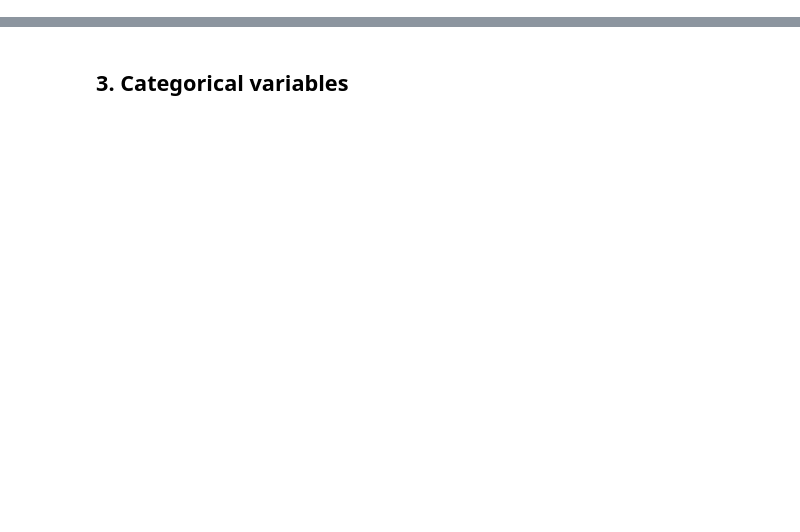
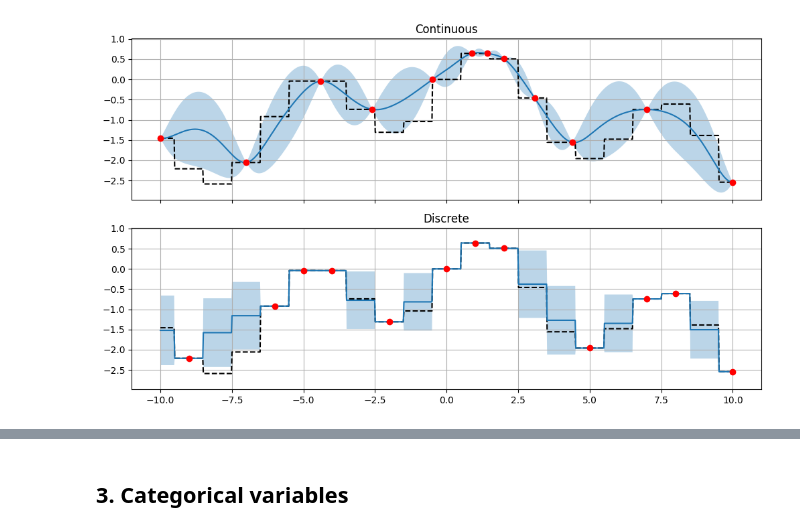
Before and after one commit to bayesian-optimization/BayesianOptimization, a Jupyter notebook: examples/parameter_types.ipynb, the cells around one changed output, grey strips where cells are left out. Drawn from its saved outputs; the diff is of its cells as text; code cells hidden in the pictures; blank space fills up the shorter version.

```diff
--- a/examples/parameter_types.ipynb
+++ b/examples/parameter_types.ipynb
@@ -4,0 +5,37 @@ from bayes_opt import BayesianOptimization, BayesParameter
+# %%
+def target_function_1d(x):
+    return np.sin(np.round(x)) - np.abs(np.round(x) / 5)
+
+c_pbounds = {'x': (-10, 10)}
+bo_cont = BayesianOptimization(target_function_1d, c_pbounds, verbose=0)
+
+d_pbounds = {'x': (-10, 10, int)}
+bo_disc = BayesianOptimization(target_function_1d, d_pbounds, verbose=0)
+
+fig, axs = plt.subplots(2, 1, figsize=(10, 6), sharex=True, sharey=True)
+
+bo_cont.maximize(init_points=2, n_iter=10)
+bo_cont.acquisition_function._fit_gp(bo_cont._gp, bo_cont.space)
+
+y_mean, y_std = bo_cont._gp.predict(np.linspace(-10, 10, 1000).reshape(-1, 1), return_std=True)
+axs[0].set_title('Continuous')
+axs[0].plot(np.linspace(-10, 10, 1000), target_function_1d(np.linspace(-10, 10, 1000)), 'k--', label='True function')
+axs[0].plot(np.linspace(-10, 10, 1000), y_mean, label='Predicted mean')
+axs[0].fill_between(np.linspace(-10, 10, 1000), y_mean - y_std, y_mean + y_std, alpha=0.3, label='Predicted std')
+axs[0].plot(bo_cont.space.params, bo_cont.space.target, 'ro')
+
+bo_disc.maximize(init_points=2, n_iter=10)
+bo_disc.acquisition_function._fit_gp(bo_disc._gp, bo_disc.space)
+
+y_mean, y_std = bo_disc._gp.predict(np.linspace(-10, 10, 1000).reshape(-1, 1), return_std=True)
+axs[1].set_title('Discrete')
+axs[1].plot(np.linspace(-10, 10, 1000), target_function_1d(np.linspace(-10, 10, 1000)), 'k--', label='True function')
+axs[1].plot(np.linspace(-10, 10, 1000), y_mean, label='Predicted mean')
+axs[1].fill_between(np.linspace(-10, 10, 1000), y_mean - y_std, y_mean + y_std, alpha=0.3, label='Predicted std')
+axs[1].plot(bo_disc.space.params, bo_disc.space.target, 'ro')
+
+for ax in axs:
+    ax.grid(True)
+fig.tight_layout()
+# %% [output]
+[figure, added]
```
Also changed, not shown: parts of 9 cells of this notebook, 5 other files.
